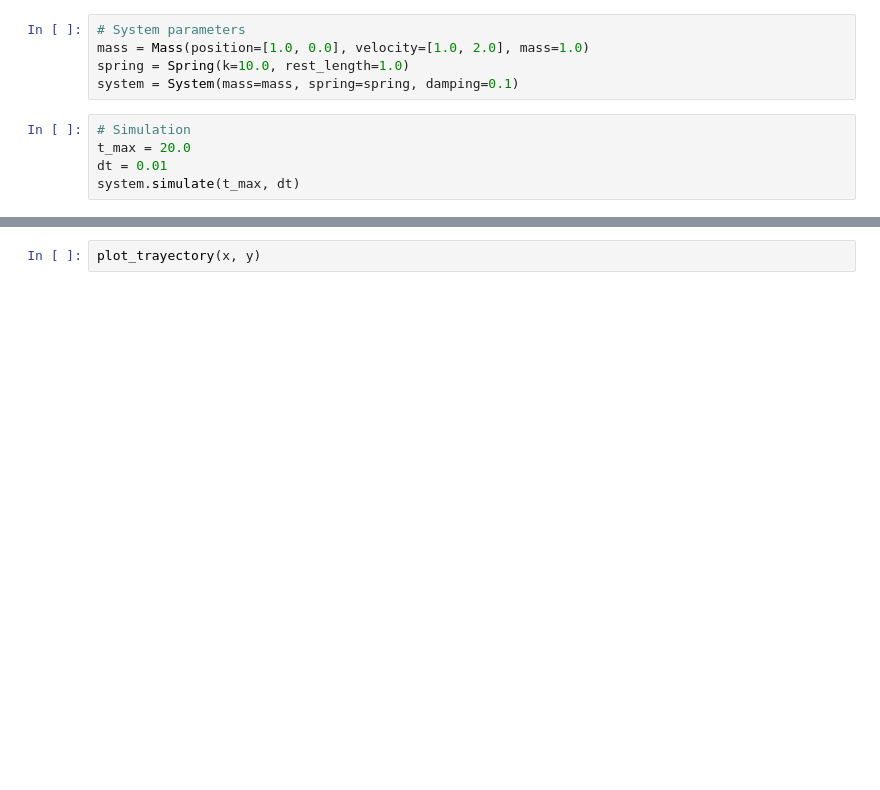
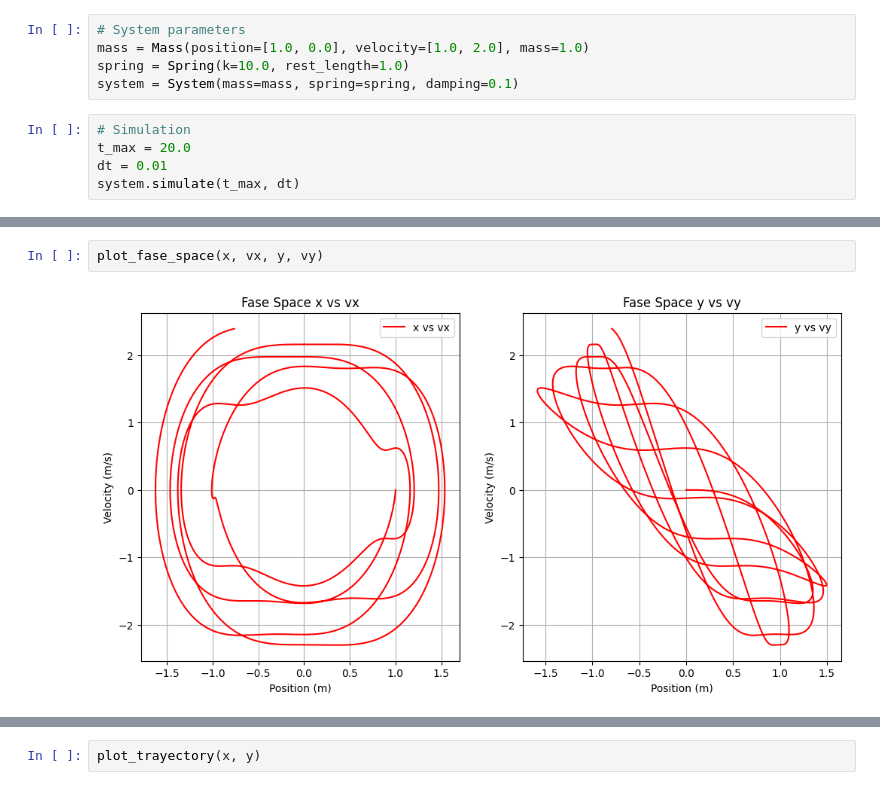
Before and after one commit to isaultirado77/2D-Spring-Mass-System, a Jupyter notebook: mass_spring_simulation.ipynb, the cells around one changed output, grey strips where cells are left out. Drawn from its saved outputs; the diff is of its cells as text; blank space fills up the shorter version.

```diff
--- a/mass_spring_simulation.ipynb
+++ b/mass_spring_simulation.ipynb
@@ -88,0 +200,4 @@ def plot_enery_time(t, kin, pot, tot):
+# %%
+plot_fase_space(x, vx, y, vy)
+# %% [output]
+[figure, added]
```
Also changed, not shown: parts of 16 cells of this notebook, 3 other files.
